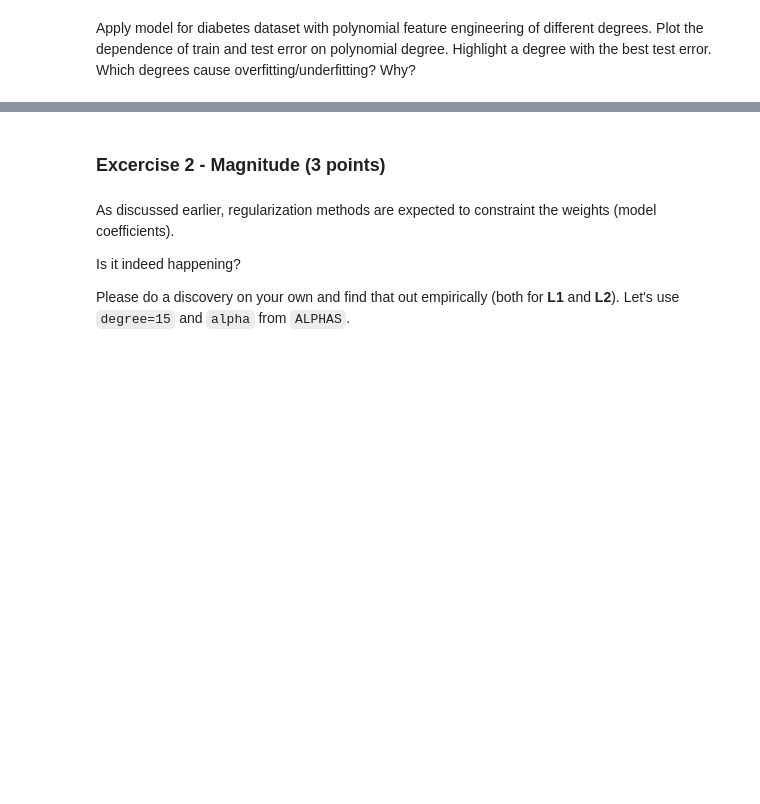
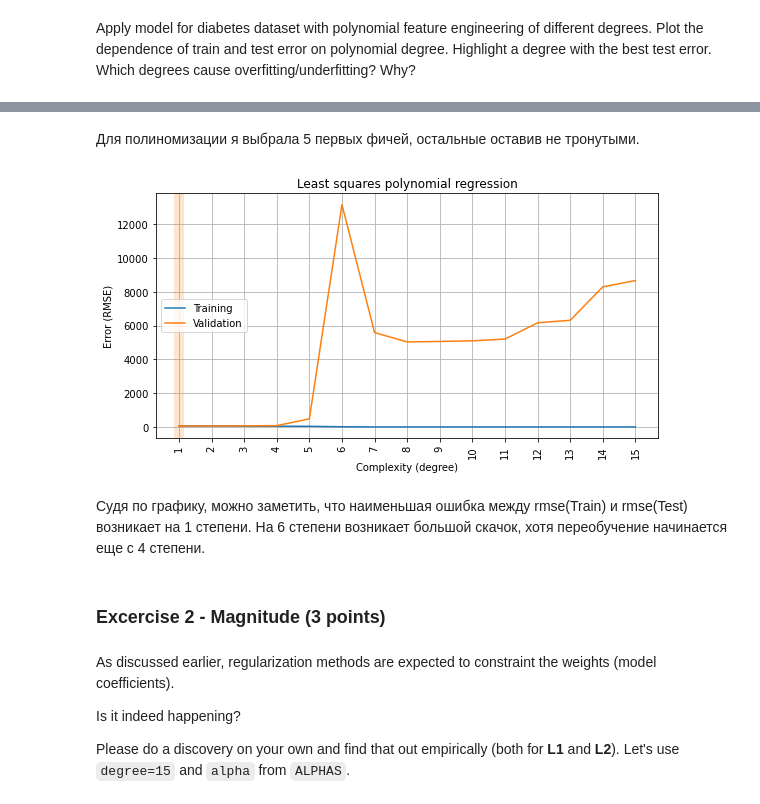
Before and after one commit to liriannamiller/rs_course, a Jupyter notebook: overfitting_regularization.ipynb, the cells around one changed output, grey strips where cells are left out. Drawn from its saved outputs; the diff is of its cells as text; code cells hidden in the pictures; blank space fills up the shorter version.

```diff
--- a/overfitting_regularization.ipynb
+++ b/overfitting_regularization.ipynb
@@ -372,3 +417,0 @@ X_trainD, X_testD, y_trainD, y_testD = train_test_split(X, y, test_size=0.3, ran
-# %%
-for degree in [0, 1, 2, 3, 4, 5, 10, 15, 20]:
-    plot_fit(make_model(degree).fit(X_trainD, y_trainD))
@@ -384,0 +418,37 @@ for degree in [0, 1, 2, 3, 4, 5, 10, 15, 20]:
+# %% [markdown]
+Для полиномизации я выбрала 5 первых фичей, остальные оставив не тронутыми.
+# %%
+def make_model(degree, alpha=0, penalty=None):
+    # linear regression
+    if alpha == 0:
+        regressor = LinearRegression()
+    # lasso regression",
+    elif penalty == 'L1':
+        regressor = Lasso(alpha=alpha, random_state=SEED, max_iter=50000, tol=1e-2)
+    # ridge regression",
+    elif penalty == 'L2':
+        regressor = Ridge(alpha=alpha, random_state=SEED, max_iter=50000)
+
+    preprocessor = ColumnTransformer(
+        transformers=[('pol', PolynomialFeatures(degree, include_bias=(degree == 0)), ['age', 'sex', 'bmi', 'bp', 's1'])], remainder='passthrough')
+
+    return Pipeline([
+        ('preprocessor', preprocessor ),
+        ('sca', StandardScaler()),
+        ('reg', regressor)
+    ])
+# %%
+rmse_train, rmse_valid, coefs = [], [], []
+for degree in DEGREES[1:]:
+    results = cross_validate(make_model(degree),
+                             X_diabetes, y_diabetes, cv=5,
+                             return_train_score=True,
+                             scoring='neg_root_mean_squared_error', return_estimator=True)
+    rmse_train.append(-np.mean(results['train_score']))
+    rmse_valid.append(-np.mean(results['test_score']))
+    coefs.append(np.mean([np.mean(np.abs(model['reg'].coef_)) for model in results['estimator']]))
+# %%
+plot_fitting_graph(DEGREES[1:], rmse_train, rmse_valid, xlabel='Complexity (degree)', ylabel='Error (RMSE)',
+                   title='Least squares polynomial regression')
+# %% [output]
+[figure, added]
@@ -385,3 +457,5 @@ for degree in [0, 1, 2, 3, 4, 5, 10, 15, 20]:
+# %% [markdown]
+Судя по графику, можно заметить, что наименьшая ошибка между rmse(Train) и rmse(Test) возникает на 1 степени. На 6 степени возникает большой скачок, хотя переобучение начинается еще с 4 степени.
 # %% [markdown]
 ### Excercise 2 - Magnitude (3 points)
 # %% [markdown]
```
Also changed, not shown: parts of 33 cells of this notebook.
